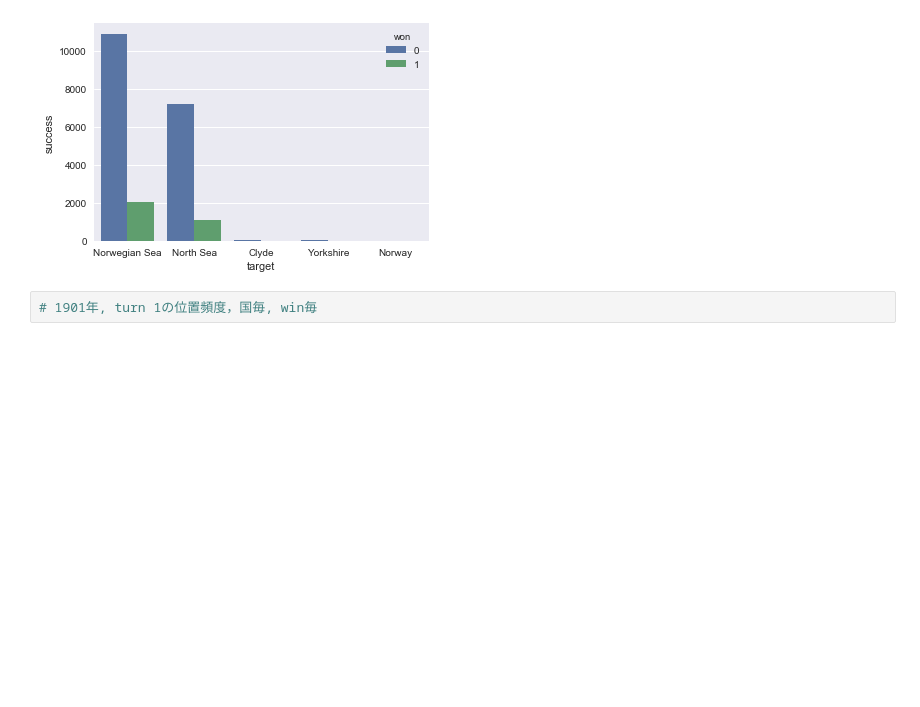
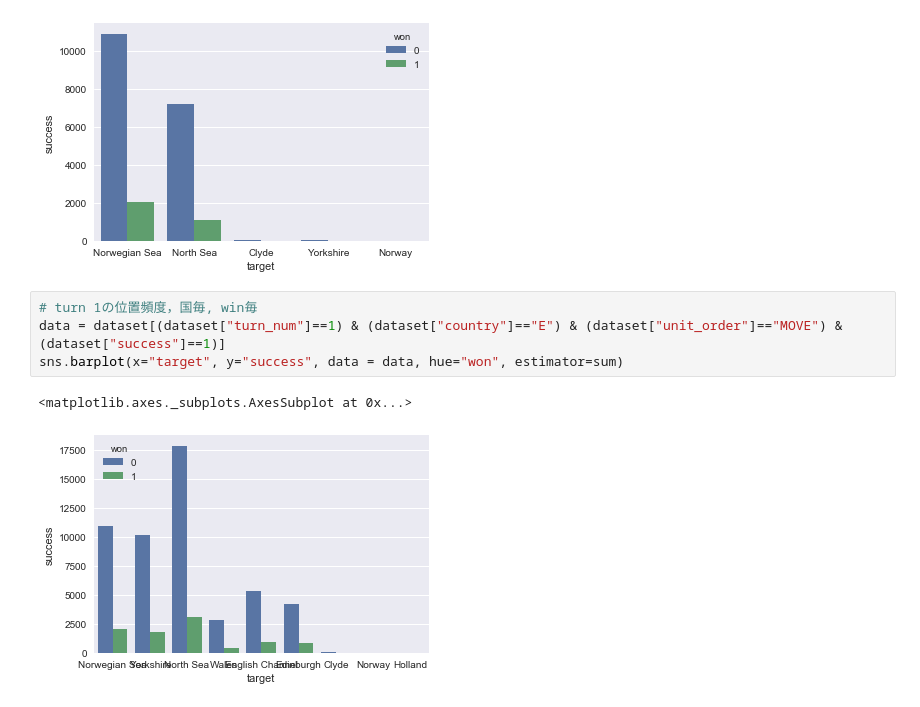
Before and after one commit to sorashido/DiplomacyPredict, a Jupyter notebook: src/v2.ipynb, the cells around one changed output. Saved outputs shown, nothing was run; the diff lists cells and outputs as text; blank space fills up the shorter version.

Commit message:
update MOVE

```diff
--- a/src/v2.ipynb
+++ b/src/v2.ipynb
@@ -140,5 +140,10 @@ sns.barplot(x="target", y="success", data = data, hue="won", estimator=sum)
 # %% [output]
 <matplotlib.axes._subplots.AxesSubplot at 0x...>
 [figure]
-# %%
-# 1901年, turn 1の位置頻度，国毎, win毎
+# %%
+# turn 1の位置頻度，国毎, win毎
+data = dataset[(dataset["turn_num"]==1) & (dataset["country"]=="E") & (dataset["unit_order"]=="MOVE") & (dataset["success"]==1)]
+sns.barplot(x="target", y="success", data = data, hue="won", estimator=sum)
+# %% [output]
+<matplotlib.axes._subplots.AxesSubplot at 0x...>
+[figure, added]
```
Also changed, not shown: parts of 8 cells of this notebook.
